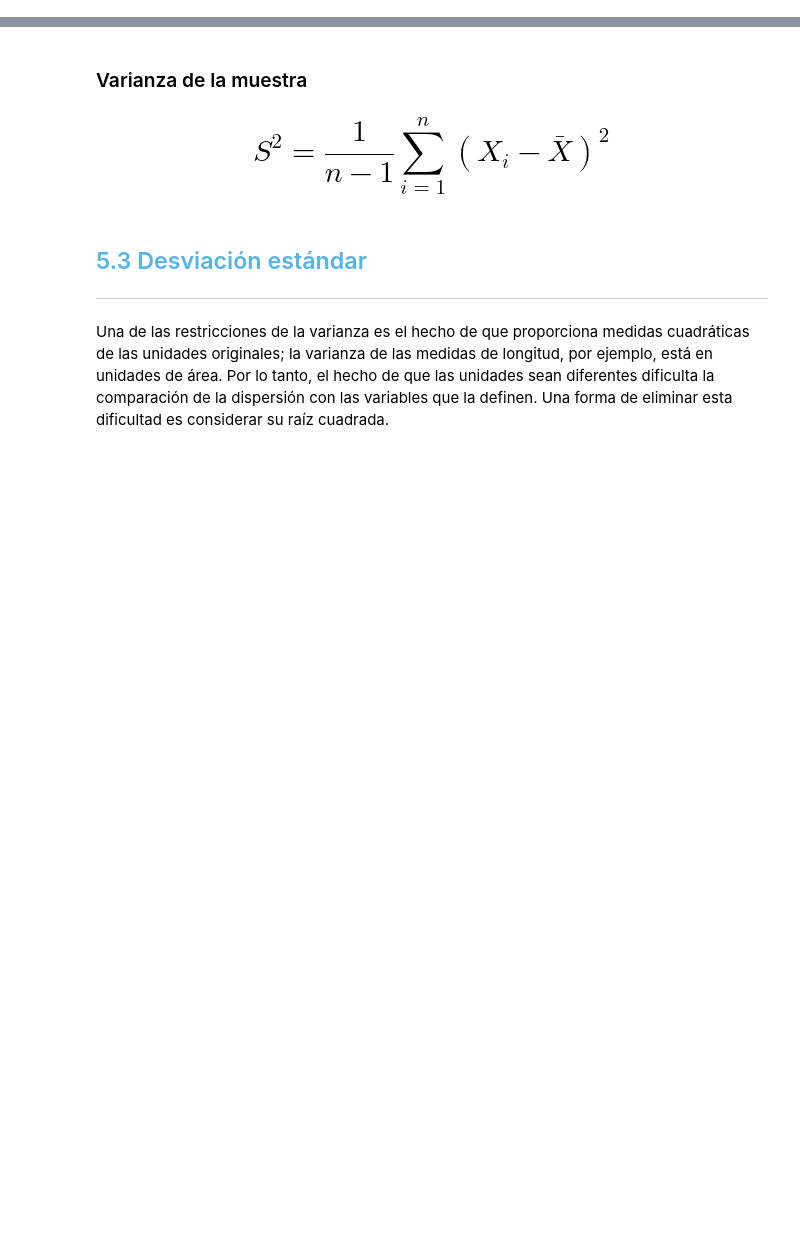
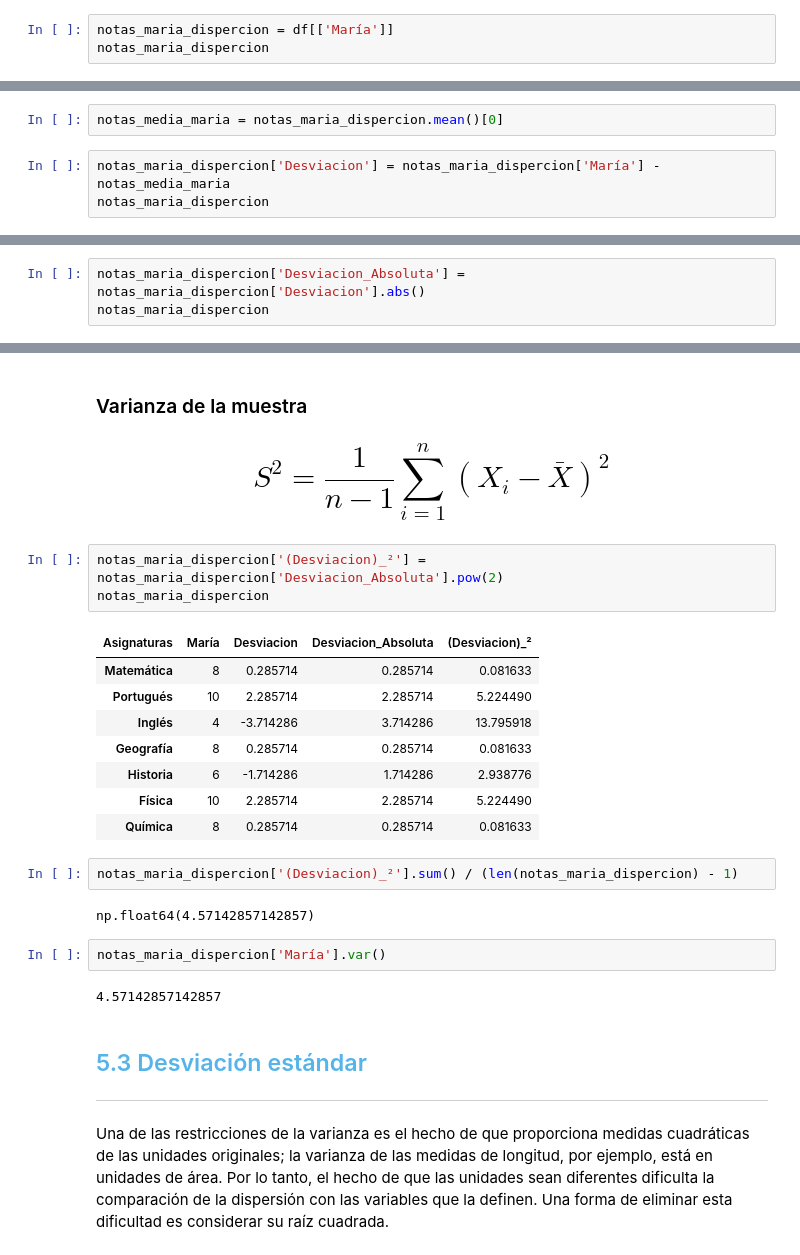
Before and after one commit to FlamInIFabrIzIo/2--curso-DS-Alura-latam, a Jupyter notebook: Curso_de_Estadística_con_Python_1.ipynb, the cells around one changed output, grey strips where cells are left out. Cells and saved outputs as stored; diff of their text form; blank space fills up the shorter version.

```diff
--- a/Curso_de_Estadística_con_Python_1.ipynb
+++ b/Curso_de_Estadística_con_Python_1.ipynb
@@ -1131,0 +1143,3 @@ Aunque las medidas de tendencia central y de localización proporcionan un resum
+# %%
+notas_maria_dispercion = df[['María']]
+notas_maria_dispercion
@@ -1131,0 +1155,5 @@ Aunque las medidas de tendencia central y de localización proporcionan un resum
+# %%
+notas_media_maria = notas_maria_dispercion.mean()[0]
+# %%
+notas_maria_dispercion['Desviacion'] = notas_maria_dispercion['María'] - notas_media_maria
+notas_maria_dispercion
@@ -1131,0 +1174,3 @@ Aunque las medidas de tendencia central y de localización proporcionan un resum
+# %%
+notas_maria_dispercion['Desviacion_Absoluta'] = notas_maria_dispercion['Desviacion'].abs()
+notas_maria_dispercion
@@ -1144,6 +1210,26 @@ La varianza se construye a partir de las diferencias entre cada observación y l
 ### Varianza de la muestra
 
 # $$S^2 = \frac 1{n-1}\sum_{i=1}^{n}(X_i-\bar{X})^2$$
+# %%
+notas_maria_dispercion['(Desviacion)_²'] = notas_maria_dispercion['Desviacion_Absoluta'].pow(2)
+notas_maria_dispercion
+# %% [output]
+| Asignaturas | María | Desviacion | Desviacion_Absoluta | (Desviacion)_² |
+| Matemática | 8 | 0.285714 | 0.285714 | 0.081633 |
+| Portugués | 10 | 2.285714 | 2.285714 | 5.224490 |
+| Inglés | 4 | -3.714286 | 3.714286 | 13.795918 |
+| Geografía | 8 | 0.285714 | 0.285714 | 0.081633 |
+| Historia | 6 | -1.714286 | 1.714286 | 2.938776 |
+| Física | 10 | 2.285714 | 2.285714 | 5.224490 |
+| Química | 8 | 0.285714 | 0.285714 | 0.081633 |
+# %%
+notas_maria_dispercion['(Desviacion)_²'].sum() / (len(notas_maria_dispercion) - 1)
+# %% [output]
+np.float64(4.57142857142857)
+# %%
+notas_maria_dispercion['María'].var()
+# %% [output]
+4.57142857142857
 # %% [markdown]
 ## <font color=#56B4E9>5.3 Desviación estándar</font>
 ***
```
Also changed, not shown: parts of 18 cells of this notebook.
